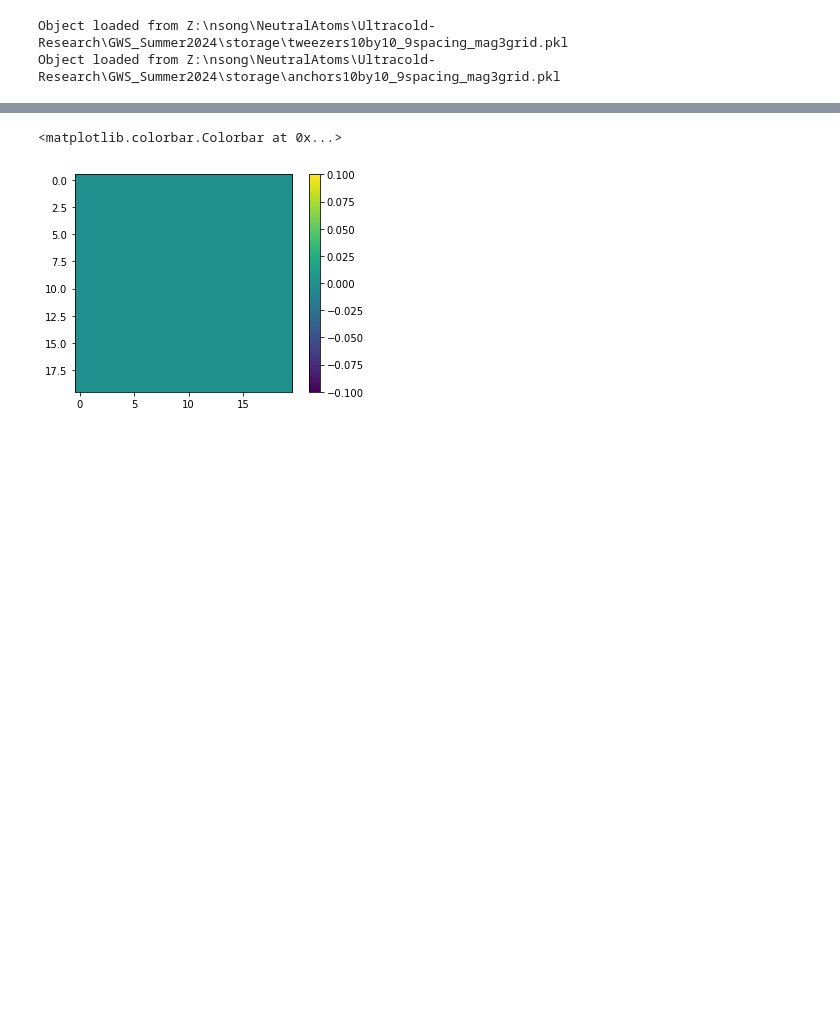
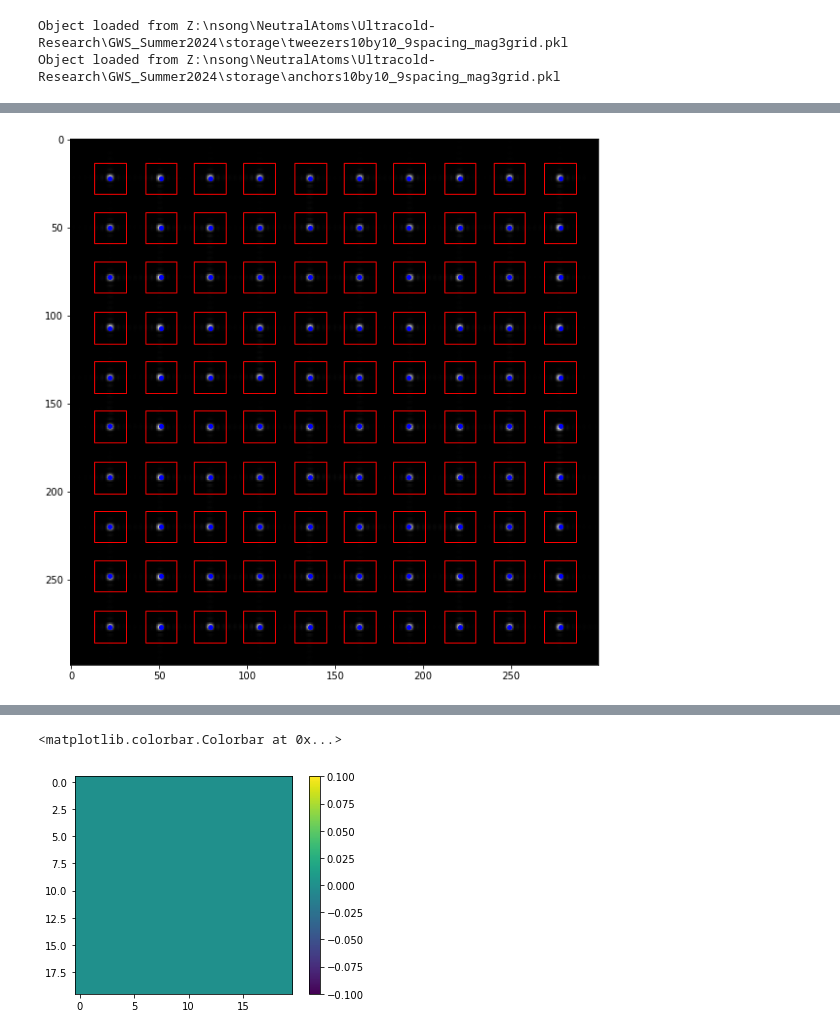
Before and after one commit to nsong03/Ultracold-Research, a Jupyter notebook: GWS_Summer2024/tweezerevaluation.ipynb, the cells around one changed output, grey strips where cells are left out. Cells and saved outputs as stored; diff of their text form; code cells hidden in the pictures; blank space fills up the shorter version.

```diff
--- a/GWS_Summer2024/tweezerevaluation.ipynb
+++ b/GWS_Summer2024/tweezerevaluation.ipynb
@@ -426,0 +590,5 @@ Error fitting Gaussian: Optimal parameters not found: Number of calls to functio
+# %%
+refinedcamimage_tweezer = rotate_image(simulatedcamimage, angle)
+plot_tweezerregions(refinedcamimage_tweezer, empty_tweezerregions, empty_tweezercenters)
+# %% [output]
+[figure, added]
```
Also changed, not shown: parts of 10 cells of this notebook, 6 other files.
